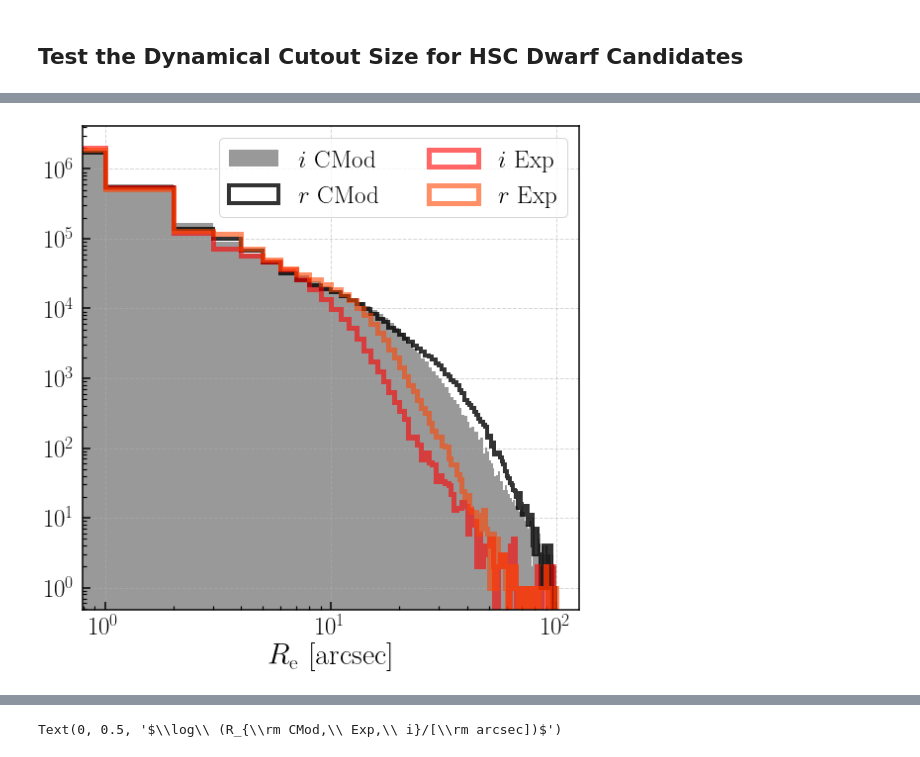
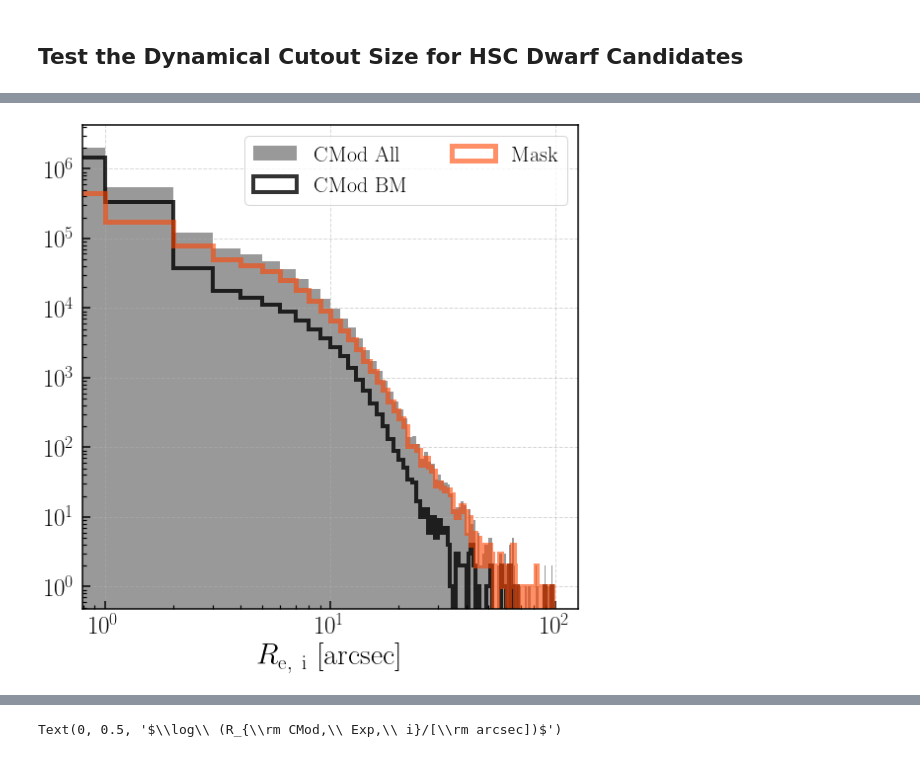
Before and after one commit to MerianSurvey/caterpillar, a Jupyter notebook: notebook/sandbox/gama09_dynamic_cutout.ipynb, the cells around one changed output, grey strips where cells are left out. Cells and saved outputs as stored; diff of their text form; code cells hidden in the pictures.

```diff
--- a/notebook/sandbox/gama09_dynamic_cutout.ipynb
+++ b/notebook/sandbox/gama09_dynamic_cutout.ipynb
@@ -61,0 +70,4 @@ print(cat_g09.colnames)
+# %%
+pdr2_g09_bsm = Table.read(os.path.join(merian_dir, 'catalog', 'Broadcut_GAMA09H_bsm.fits'))
+
+print(len(pdr2_g09_bsm))
@@ -61,0 +76,6 @@ print(cat_g09.colnames)
+# %%
+pdr2_g09_bsm = catalog.moments_to_shape(pdr2_g09_bsm, shape_type='i_sdss_shape', update=True)
+pdr2_g09_bsm = catalog.moments_to_shape(pdr2_g09_bsm, shape_type='i_cmodel_exp_ellipse', update=True)
+pdr2_g09_bsm = catalog.moments_to_shape(pdr2_g09_bsm, shape_type='i_cmodel_ellipse', update=True)
+pdr2_g09_bsm = catalog.moments_to_shape(pdr2_g09_bsm, shape_type='r_cmodel_exp_ellipse', update=True)
+pdr2_g09_bsm = catalog.moments_to_shape(pdr2_g09_bsm, shape_type='r_cmodel_ellipse', update=True)
@@ -61,0 +84,11 @@ print(cat_g09.colnames)
+# %%
+pdr2_g09_msk = catalog.filter_through_bright_star_mask(
+    pdr2_g09_cat, mask_dir, filter_type='inside', output_suffix='masked')
+# %%
+print(len(pdr2_g09_msk))
+
+pdr2_g09_msk = catalog.moments_to_shape(pdr2_g09_msk, shape_type='i_sdss_shape', update=True)
+pdr2_g09_msk = catalog.moments_to_shape(pdr2_g09_msk, shape_type='i_cmodel_exp_ellipse', update=True)
+pdr2_g09_msk = catalog.moments_to_shape(pdr2_g09_msk, shape_type='i_cmodel_ellipse', update=True)
+pdr2_g09_msk = catalog.moments_to_shape(pdr2_g09_msk, shape_type='r_cmodel_exp_ellipse', update=True)
+pdr2_g09_msk = catalog.moments_to_shape(pdr2_g09_msk, shape_type='r_cmodel_ellipse', update=True)
@@ -62,23 +109,21 @@ print(cat_g09.colnames)
 # %%
 plt.figure(figsize=(9, 9))
 plt.loglog()
 
-_ = plt.hist(cat_g09['i_cmodel_ellipse_r'], range=(0, 100), bins=100, color='grey', alpha=0.8,
-             label=r'$i\ \rm CMod$')
-_ = plt.hist(cat_g09['r_cmodel_ellipse_r'], range=(0, 100), bins=100, color='k', alpha=0.8,
-             histtype='step', linewidth=4, label=r'$r\ \rm CMod$')
+_ = plt.hist(pdr2_g09['i_cmodel_exp_ellipse_r'], range=(0, 100), bins=100, color='grey', alpha=0.8,
+             label=r'$\rm CMod\ All$')
 
-_ = plt.hist(cat_g09['i_cmodel_exp_ellipse_r'], range=(0, 100), bins=100, histtype='step',
-             color='red', linewidth=5, alpha=0.6, label=r'$i\ \rm Exp$')
+_ = plt.hist(pdr2_g09_bsm['i_cmodel_exp_ellipse_r'], range=(0, 100), bins=100, color='k', alpha=0.8,
+             histtype='step', linewidth=4, label=r'$\rm CMod\ BM$')
 
-_ = plt.hist(cat_g09['r_cmodel_exp_ellipse_r'], range=(0, 100), bins=100, histtype='step',
-             color='orangered', linewidth=5, alpha=0.6, label=r'$r\ \rm Exp$')
+_ = plt.hist(pdr2_g09_msk['i_cmodel_exp_ellipse_r'], range=(0, 100), bins=100, histtype='step',
+             color='orangered', linewidth=5, alpha=0.6, label=r'$\rm Mask$')
 
-plt.legend(fontsize=25, ncol=2)
+plt.legend(fontsize=22, ncol=2)
 
-_ = plt.xlabel(r'$R_{\rm e}\ [\rm arcsec]$', fontsize=30)
+_ = plt.xlabel(r'$R_{\rm e,\ i}\ [\rm arcsec]$', fontsize=30)
 # %% [output]
-[figure, old version]
+[figure, new version]
 # %%
 plt.figure(figsize=(9, 9))
 
```
Also changed, not shown: parts of 17 cells of this notebook, 1 other file.
